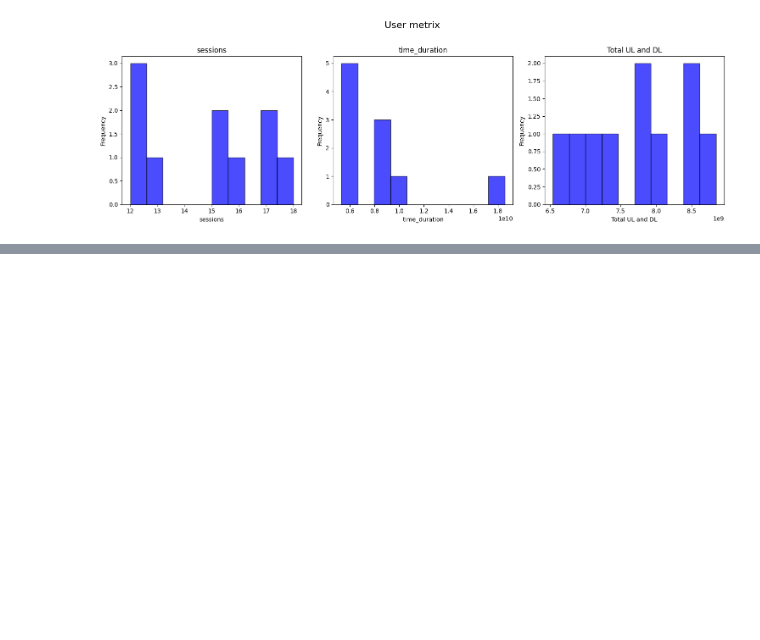
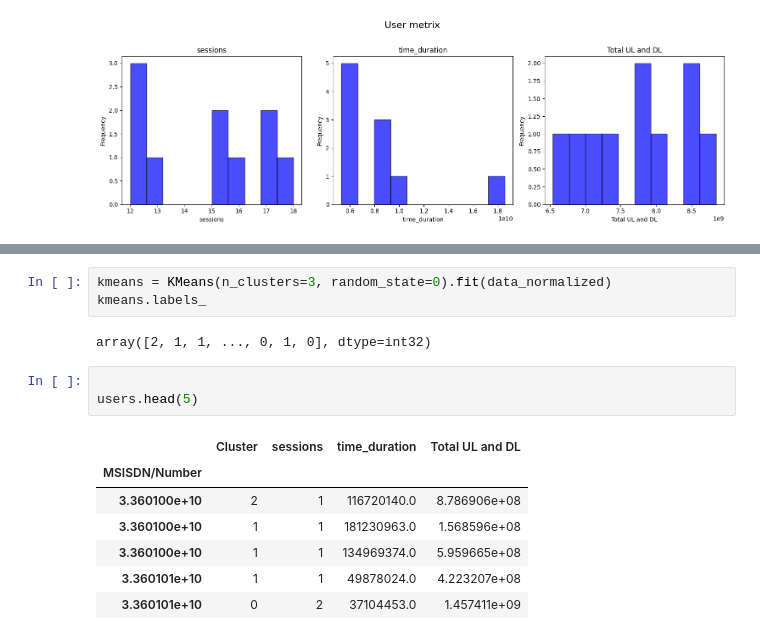
Before and after one commit to Leulseged-Mesfin/Tellco-Analysis, a Jupyter notebook: notbooks/User Engagement Analysis.ipynb, the cells around one changed output, grey strips where cells are left out. Saved outputs shown, nothing was run; the diff lists cells and outputs as text; blank space fills up the shorter version.

```diff
--- a/notbooks/User Engagement Analysis.ipynb
+++ b/notbooks/User Engagement Analysis.ipynb
@@ -333,0 +365,16 @@ mult_hist([sessions, duration, data_volume], 1,3, "User metrix", ['sessions', 't
+# %%
+kmeans = KMeans(n_clusters=3, random_state=0).fit(data_normalized)
+kmeans.labels_
+# %% [output]
+array([2, 1, 1, ..., 0, 1, 0], dtype=int32)
+# %%
+
+users.head(5)
+# %% [output]
+|  | Cluster | sessions | time_duration | Total UL and DL |
+| MSISDN/Number |  |  |  |  |
+| 3.360100e+10 | 2 | 1 | 116720140.0 | 8.786906e+08 |
+| 3.360100e+10 | 1 | 1 | 181230963.0 | 1.568596e+08 |
+| 3.360100e+10 | 1 | 1 | 134969374.0 | 5.959665e+08 |
+| 3.360101e+10 | 1 | 1 | 49878024.0 | 4.223207e+08 |
+| 3.360101e+10 | 0 | 2 | 37104453.0 | 1.457411e+09 |
```
Also changed, not shown: parts of 5 cells of this notebook.
